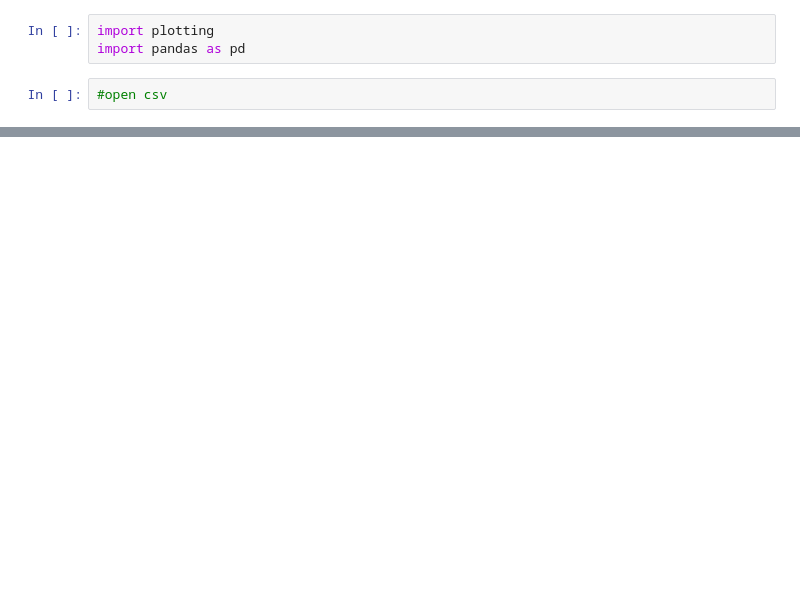
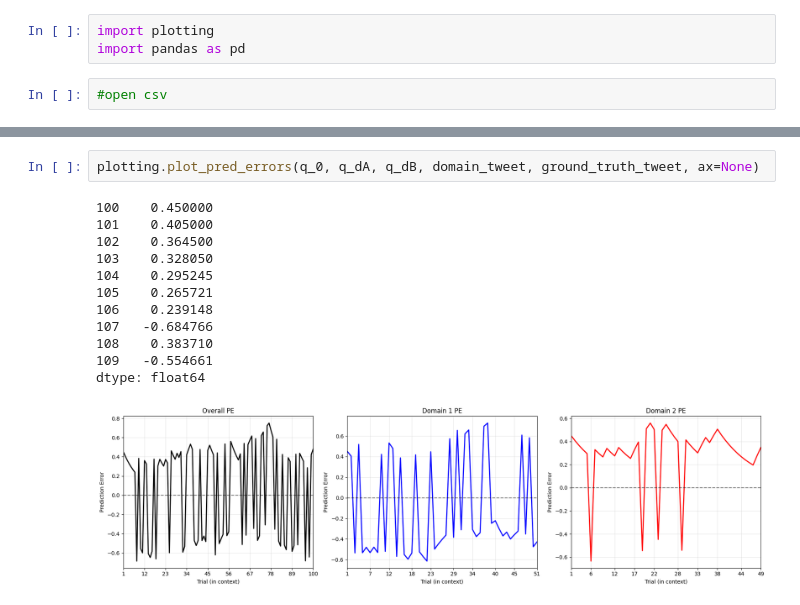
Before and after one commit to jkohler-u/trust_domain_model, a Jupyter notebook: plot_overview.ipynb, the cells around one changed output, grey strips where cells are left out. Cells and saved outputs as stored; diff of their text form; blank space fills up the shorter version.

```diff
--- a/plot_overview.ipynb
+++ b/plot_overview.ipynb
@@ -51,0 +50,15 @@ plotting.plot_qvalues(qvalue_overall = q_0, qvalue_option1, qvalue_option2, show
+# %%
+plotting.plot_pred_errors(q_0, q_dA, q_dB, domain_tweet, ground_truth_tweet, ax=None)
+# %% [output]
+100    0.450000
+101    0.405000
+102    0.364500
+103    0.328050
+104    0.295245
+105    0.265721
+106    0.239148
+107   -0.684766
+108    0.383710
+109   -0.554661
+dtype: float64
+[figure, added]
```
Also changed, not shown: parts of 6 cells of this notebook.
